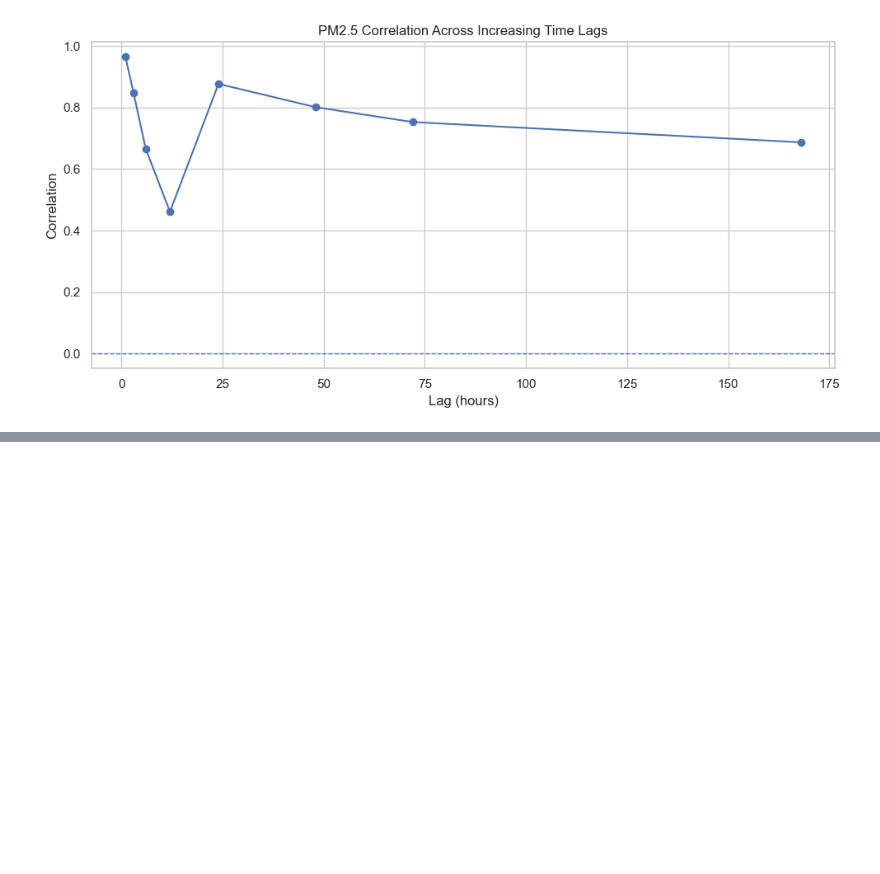
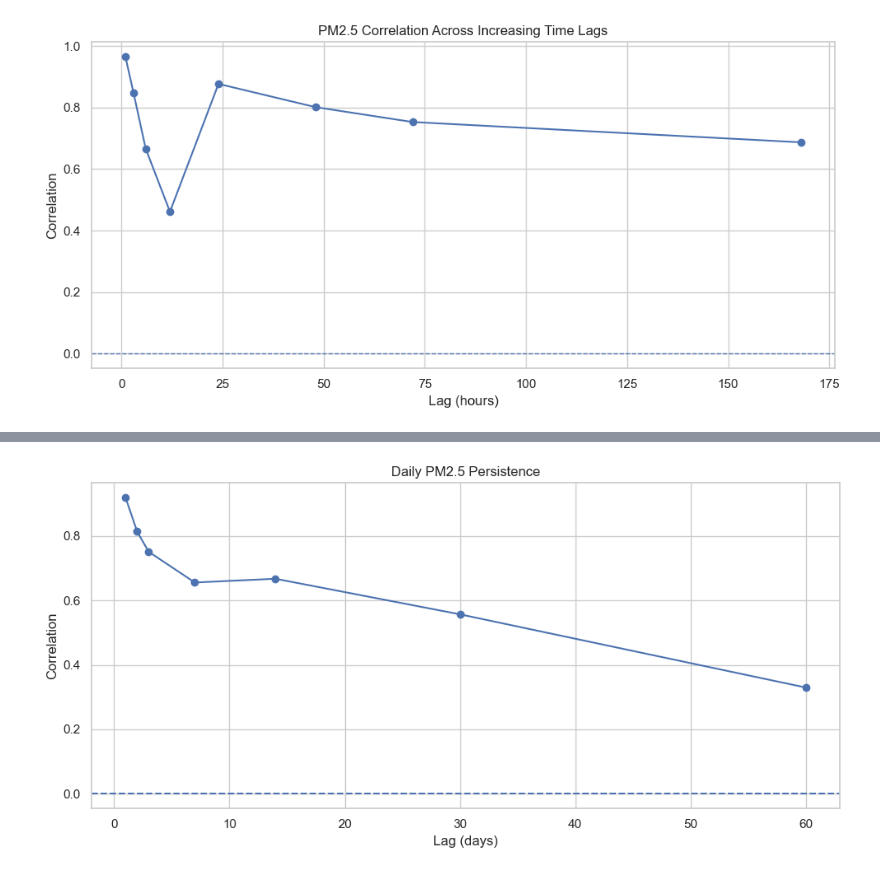
Before and after one commit to rubeshnpl13/Kathmandu-Air-Quality-Intelligence, a Jupyter notebook: notebooks/05_time_series_analysis.ipynb, the cells around one changed output, grey strips where cells are left out. Cells and saved outputs as stored; diff of their text form; code cells hidden in the pictures; blank space fills up the shorter version.

Commit message:
Complete PM2.5 time-series and persistence analysis

```diff
--- a/notebooks/05_time_series_analysis.ipynb
+++ b/notebooks/05_time_series_analysis.ipynb
@@ -238,0 +254,20 @@ plt.show()
+# %%
+daily_lag_correlations = {}
+
+for lag in daily_lags:
+
+    correlation = daily_pm25.corr(
+        daily_pm25.shift(lag)
+    )
+
+    daily_lag_correlations[lag] = correlation
+
+
+daily_lag_correlations = pd.Series(
+    daily_lag_correlations,
+    name='correlation'
+).to_frame()
+
+daily_lag_correlations.index.name = 'lag_days'
+
+daily_lag_correlations
@@ -238,0 +284,25 @@ plt.show()
+# %%
+plt.figure(figsize=(10, 5))
+
+plt.plot(
+    daily_lag_correlations.index,
+    daily_lag_correlations['correlation'],
+    marker='o'
+)
+
+plt.axhline(
+    0,
+    linestyle='--'
+)
+
+plt.title(
+    'Daily PM2.5 Persistence'
+)
+
+plt.xlabel('Lag (days)')
+plt.ylabel('Correlation')
+
+plt.tight_layout()
+plt.show()
+# %% [output]
+[figure, added]
```
Also changed, not shown: parts of 49 cells of this notebook, 6 other files.
